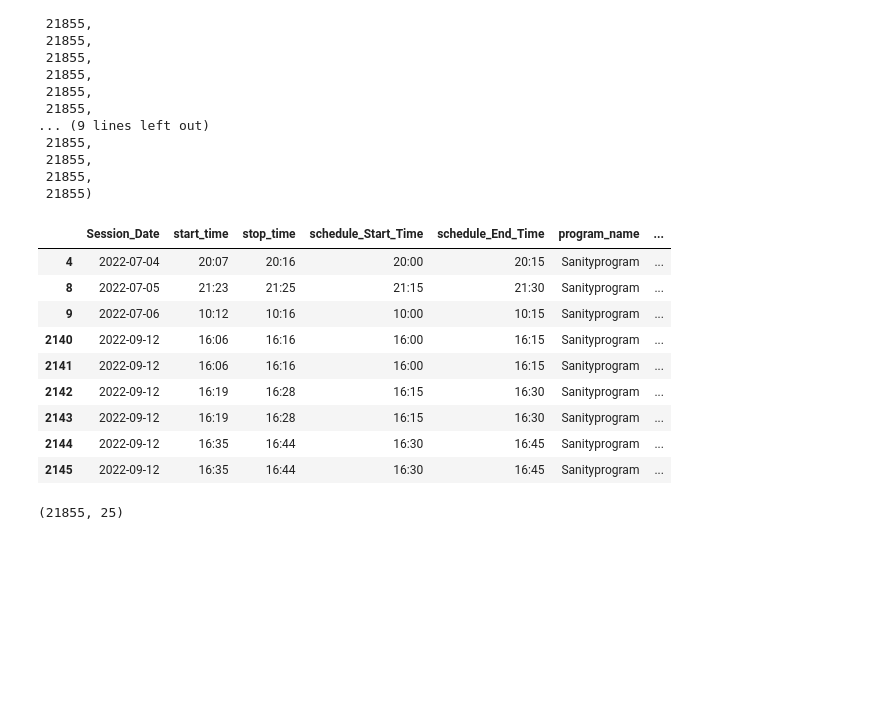
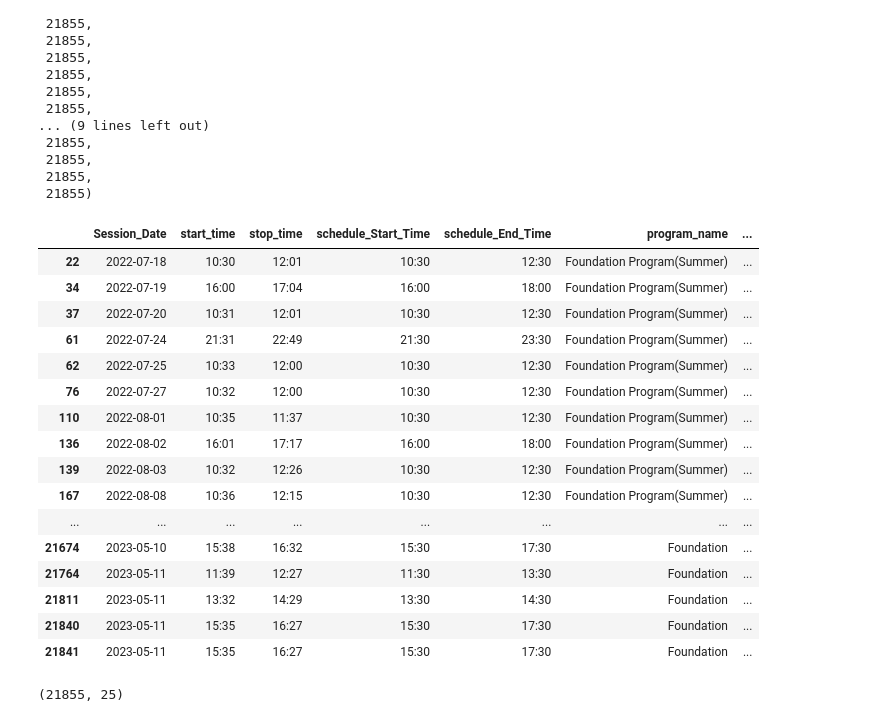
Before and after one commit to Liowizard/Staff_attendanace_data, a Jupyter notebook: Data_extraction.ipynb, the cells around one changed output. Saved outputs shown, nothing was run; the diff lists cells and outputs as text; code cells hidden in the pictures; blank space fills up the shorter version.

```diff
--- a/Data_extraction.ipynb
+++ b/Data_extraction.ipynb
@@ -274,18 +274,25 @@ df = pd.DataFrame(list(zip(Session_Date,start_time,stop_time,schedule_Start_Time
 # %%
 pd.set_option('display.max_columns', None)
 pd.set_option('display.max_row', None)
-df.loc[(df['Primary_staff'] == "Noor Ameen") & (df['infra_name'] == "Abutahir Room")]
+df.loc[df['Primary_staff'] == "ABDUL RAHMAN IKBAL"]
 # %% [output]
 |  | Session_Date | start_time | stop_time | schedule_Start_Time | schedule_End_Time | program_name | ... |
-| 4 | 2022-07-04 | 20:07 | 20:16 | 20:00 | 20:15 | Sanityprogram | ... |
-| 8 | 2022-07-05 | 21:23 | 21:25 | 21:15 | 21:30 | Sanityprogram | ... |
-| 9 | 2022-07-06 | 10:12 | 10:16 | 10:00 | 10:15 | Sanityprogram | ... |
-| 2140 | 2022-09-12 | 16:06 | 16:16 | 16:00 | 16:15 | Sanityprogram | ... |
-| 2141 | 2022-09-12 | 16:06 | 16:16 | 16:00 | 16:15 | Sanityprogram | ... |
-| 2142 | 2022-09-12 | 16:19 | 16:28 | 16:15 | 16:30 | Sanityprogram | ... |
-| 2143 | 2022-09-12 | 16:19 | 16:28 | 16:15 | 16:30 | Sanityprogram | ... |
-| 2144 | 2022-09-12 | 16:35 | 16:44 | 16:30 | 16:45 | Sanityprogram | ... |
-| 2145 | 2022-09-12 | 16:35 | 16:44 | 16:30 | 16:45 | Sanityprogram | ... |
+| 22 | 2022-07-18 | 10:30 | 12:01 | 10:30 | 12:30 | Foundation Program(Summer) | ... |
+| 34 | 2022-07-19 | 16:00 | 17:04 | 16:00 | 18:00 | Foundation Program(Summer) | ... |
+| 37 | 2022-07-20 | 10:31 | 12:01 | 10:30 | 12:30 | Foundation Program(Summer) | ... |
+| 61 | 2022-07-24 | 21:31 | 22:49 | 21:30 | 23:30 | Foundation Program(Summer) | ... |
+| 62 | 2022-07-25 | 10:33 | 12:00 | 10:30 | 12:30 | Foundation Program(Summer) | ... |
+| 76 | 2022-07-27 | 10:32 | 12:00 | 10:30 | 12:30 | Foundation Program(Summer) | ... |
+| 110 | 2022-08-01 | 10:35 | 11:37 | 10:30 | 12:30 | Foundation Program(Summer) | ... |
+| 136 | 2022-08-02 | 16:01 | 17:17 | 16:00 | 18:00 | Foundation Program(Summer) | ... |
+| 139 | 2022-08-03 | 10:32 | 12:26 | 10:30 | 12:30 | Foundation Program(Summer) | ... |
+| 167 | 2022-08-08 | 10:36 | 12:15 | 10:30 | 12:30 | Foundation Program(Summer) | ... |
+| ... | ... | ... | ... | ... | ... | ... | ... |
+| 21674 | 2023-05-10 | 15:38 | 16:32 | 15:30 | 17:30 | Foundation | ... |
+| 21764 | 2023-05-11 | 11:39 | 12:27 | 11:30 | 13:30 | Foundation | ... |
+| 21811 | 2023-05-11 | 13:32 | 14:29 | 13:30 | 14:30 | Foundation | ... |
+| 21840 | 2023-05-11 | 15:35 | 16:27 | 15:30 | 17:30 | Foundation | ... |
+| 21841 | 2023-05-11 | 15:35 | 16:27 | 15:30 | 17:30 | Foundation | ... |
 # %%
 df.shape
 # %% [output]
```
Also changed, not shown: parts of 1 cell of this notebook, 10 other files.
